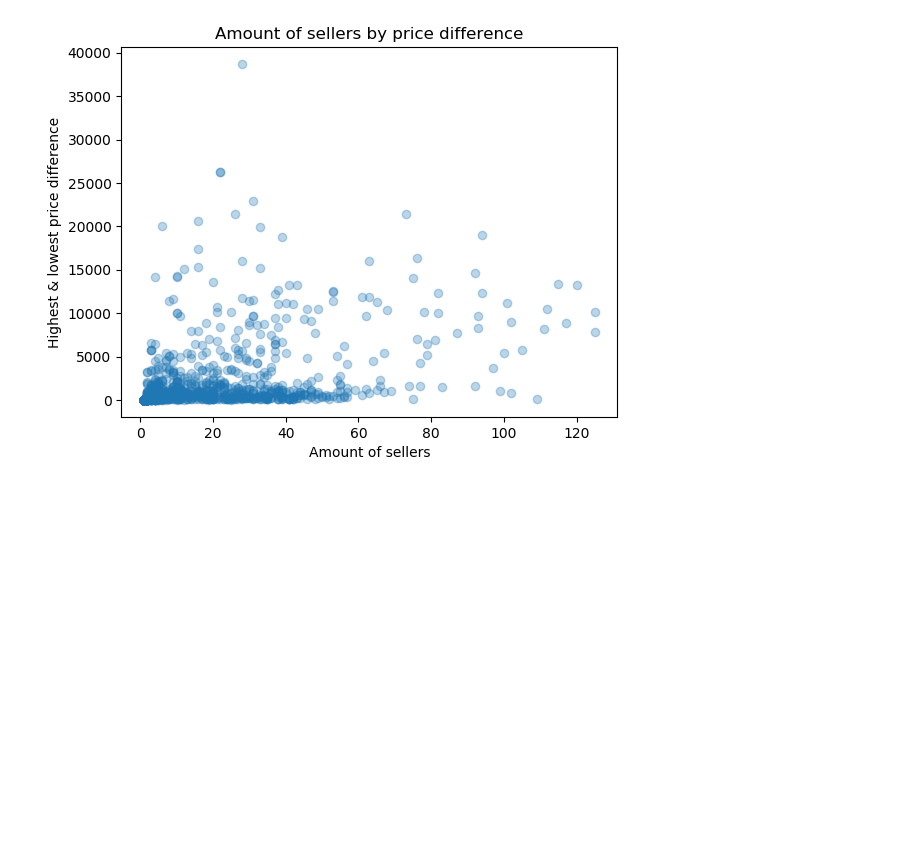
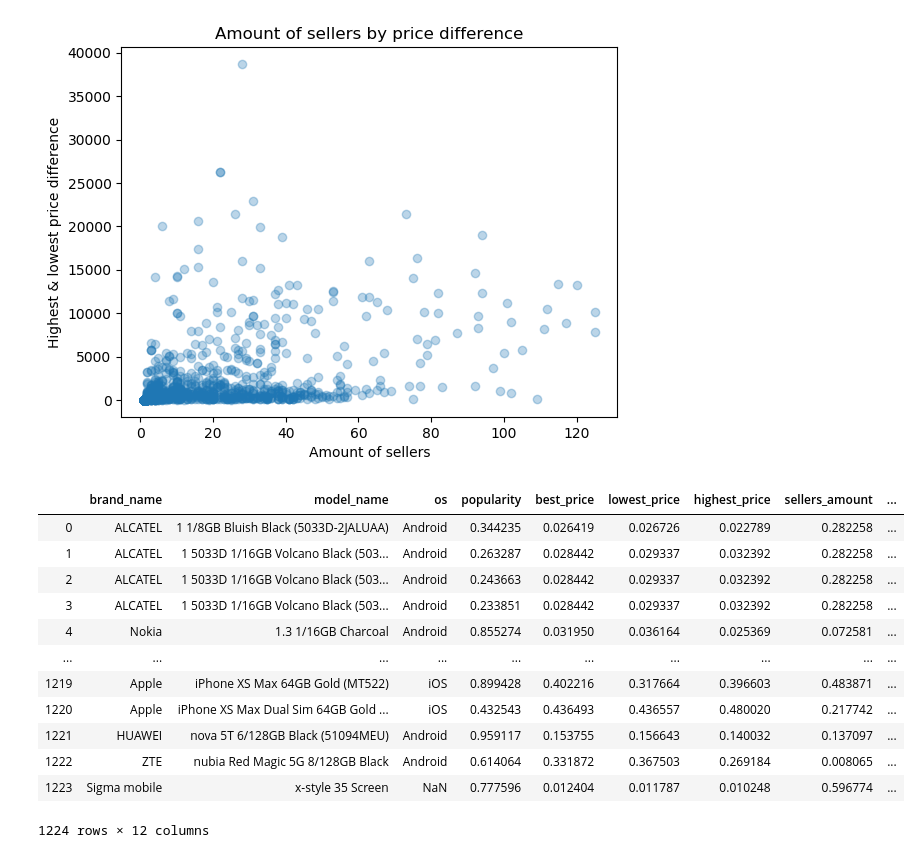
Before and after one commit to kiotokio/IDP, a Jupyter notebook: data_visualisation.ipynb, the cells around one changed output. Drawn from its saved outputs; the diff is of its cells as text; code cells hidden in the pictures; blank space fills up the shorter version.

```diff
--- a/data_visualisation.ipynb
+++ b/data_visualisation.ipynb
@@ -103,3 +104,58 @@ plt.title('Amount of sellers by price difference')
 # %% [output]
 Text(0.5, 1.0, 'Amount of sellers by price difference')
 [figure]
+# %%
+class SimilarPhones():
+
+    def __init__(self, rec_data):
+        self.data_ = rec_data.copy(True)
+        self.numeric_cols = data.select_dtypes(include=['int16', 'int32', 'int64', 'float16', 'float32', 'float64']).columns
+
+    def get_numeric_indeces(self, num_cols, missing_cols):
+        result = []
+        for col in num_cols:
+            if col in missing_cols:
+                continue
+            result.append(list(self.data_.columns.values).index(col))
+        return result
+
+    def normalize_data(self):
+        for col in self.numeric_cols:
+            max_d = self.data_[col].max()
+            min_d = self.data_[col].min()
+            self.data_[col] = (self.data_[col] - min_d)/(max_d - min_d)
+        return self.data_
+
+    def get_best(self, phone_idx, missing_cols = [], phones_amount=5,):
+        distances = []
+        phone = self.data_.iloc[phone_idx]
+        ind = self.get_numeric_indeces(self.numeric_cols, missing_cols)
+        res_data = self.data_.drop(columns=[])
+        for p in res_data.values:
+            dist = 0
+            for col in range(len(res_data.columns)):
+                if not col in ind:
+                    continue
+                dist = dist + np.absolute(float(p[col]) - float(phone[col]))
+            distances.append(dist)
+        res_data['distance'] = distances
+        res_data = res_data.sort_values('distance')
+        return res_data[1:phones_amount+1].index
+# %%
+finder = SimilarPhones(data)
+b_idxs = data[data.battery_size.isna()].index
+finder.normalize_data()
+# %% [output]
+|  | brand_name | model_name | os | popularity | best_price | lowest_price | highest_price | sellers_amount | ... |
+| 0 | ALCATEL | 1 1/8GB Bluish Black (5033D-2JALUAA) | Android | 0.344235 | 0.026419 | 0.026726 | 0.022789 | 0.282258 | ... |
+| 1 | ALCATEL | 1 5033D 1/16GB Volcano Black (503... | Android | 0.263287 | 0.028442 | 0.029337 | 0.032392 | 0.282258 | ... |
+| 2 | ALCATEL | 1 5033D 1/16GB Volcano Black (503... | Android | 0.243663 | 0.028442 | 0.029337 | 0.032392 | 0.282258 | ... |
+| 3 | ALCATEL | 1 5033D 1/16GB Volcano Black (503... | Android | 0.233851 | 0.028442 | 0.029337 | 0.032392 | 0.282258 | ... |
+| 4 | Nokia | 1.3 1/16GB Charcoal | Android | 0.855274 | 0.031950 | 0.036164 | 0.025369 | 0.072581 | ... |
+| ... | ... | ... | ... | ... | ... | ... | ... | ... | ... |
+| 1219 | Apple | iPhone XS Max 64GB Gold (MT522) | iOS | 0.899428 | 0.402216 | 0.317664 | 0.396603 | 0.483871 | ... |
+| 1220 | Apple | iPhone XS Max Dual Sim 64GB Gold ... | iOS | 0.432543 | 0.436493 | 0.436557 | 0.480020 | 0.217742 | ... |
+| 1221 | HUAWEI | nova 5T 6/128GB Black (51094MEU) | Android | 0.959117 | 0.153755 | 0.156643 | 0.140032 | 0.137097 | ... |
+| 1222 | ZTE | nubia Red Magic 5G 8/128GB Black | Android | 0.614064 | 0.331872 | 0.367503 | 0.269184 | 0.008065 | ... |
+| 1223 | Sigma mobile | x-style 35 Screen | NaN | 0.777596 | 0.012404 | 0.011787 | 0.010248 | 0.596774 | ... |
+1224 rows × 12 columns
```
Also changed, not shown: parts of 4 cells of this notebook, 2 other files.
